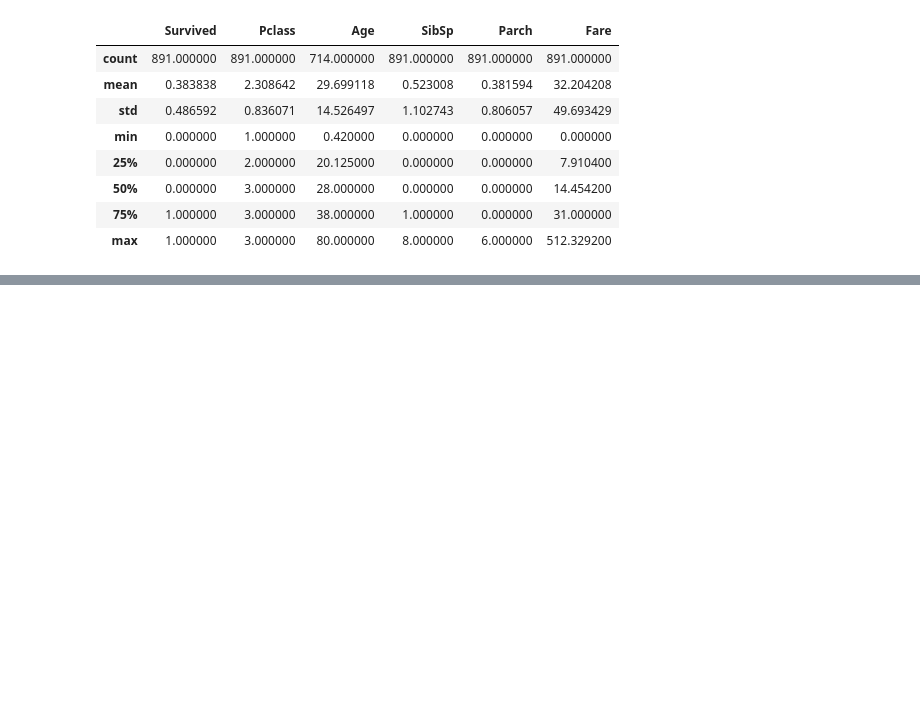
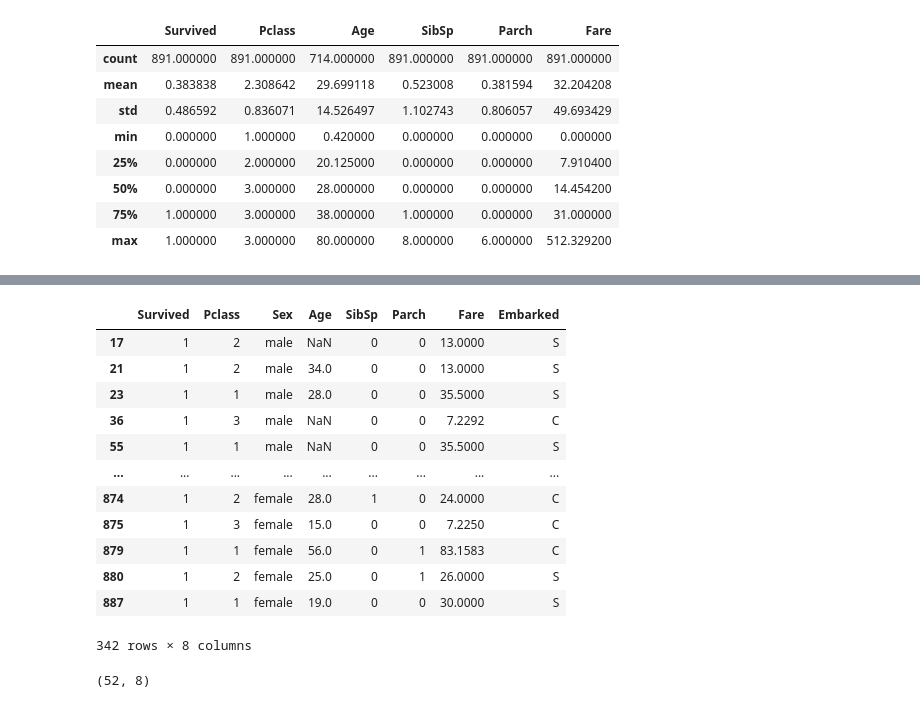
Before and after one commit to puvanans/titanicDataset, a Jupyter notebook: genesis.ipynb, the cells around one changed output, grey strips where cells are left out. Saved outputs shown, nothing was run; the diff lists cells and outputs as text; code cells hidden in the pictures; blank space fills up the shorter version.

```diff
--- a/genesis.ipynb
+++ b/genesis.ipynb
@@ -107,0 +172,28 @@ Text(0.5, 1.0, 'Agewise distribution of the passenger onboard')
+# %%
+frames = [maleSurvivor,femaleSurvivor]
+
+survivors = pd.concat(frames)
+
+survivors
+# %% [output]
+|  | Survived | Pclass | Sex | Age | SibSp | Parch | Fare | Embarked |
+| 17 | 1 | 2 | male | NaN | 0 | 0 | 13.0000 | S |
+| 21 | 1 | 2 | male | 34.0 | 0 | 0 | 13.0000 | S |
+| 23 | 1 | 1 | male | 28.0 | 0 | 0 | 35.5000 | S |
+| 36 | 1 | 3 | male | NaN | 0 | 0 | 7.2292 | C |
+| 55 | 1 | 1 | male | NaN | 0 | 0 | 35.5000 | S |
+| ... | ... | ... | ... | ... | ... | ... | ... | ... |
+| 874 | 1 | 2 | female | 28.0 | 1 | 0 | 24.0000 | C |
+| 875 | 1 | 3 | female | 15.0 | 0 | 0 | 7.2250 | C |
+| 879 | 1 | 1 | female | 56.0 | 0 | 1 | 83.1583 | C |
+| 880 | 1 | 2 | female | 25.0 | 0 | 1 | 26.0000 | S |
+| 887 | 1 | 1 | female | 19.0 | 0 | 0 | 30.0000 | S |
+342 rows × 8 columns
+# %%
+noAge = survivors.loc[(survivors['Age'].isnull())]
+
+noAge.shape
+
+# implies that of all known survivors, 52 individuals have no recorded age.
+# %% [output]
+(52, 8)
```
Also changed, not shown: parts of 13 cells of this notebook.
